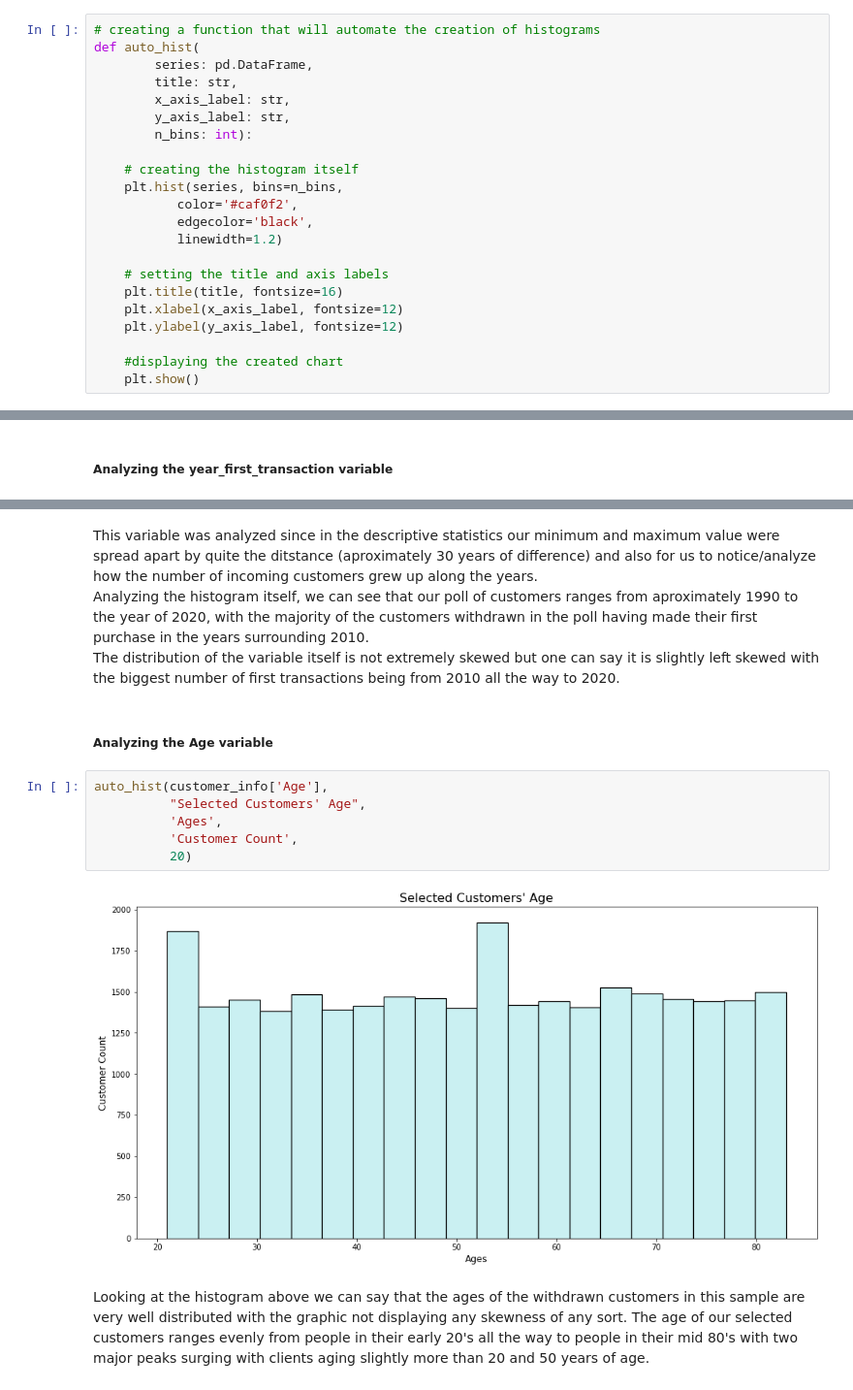
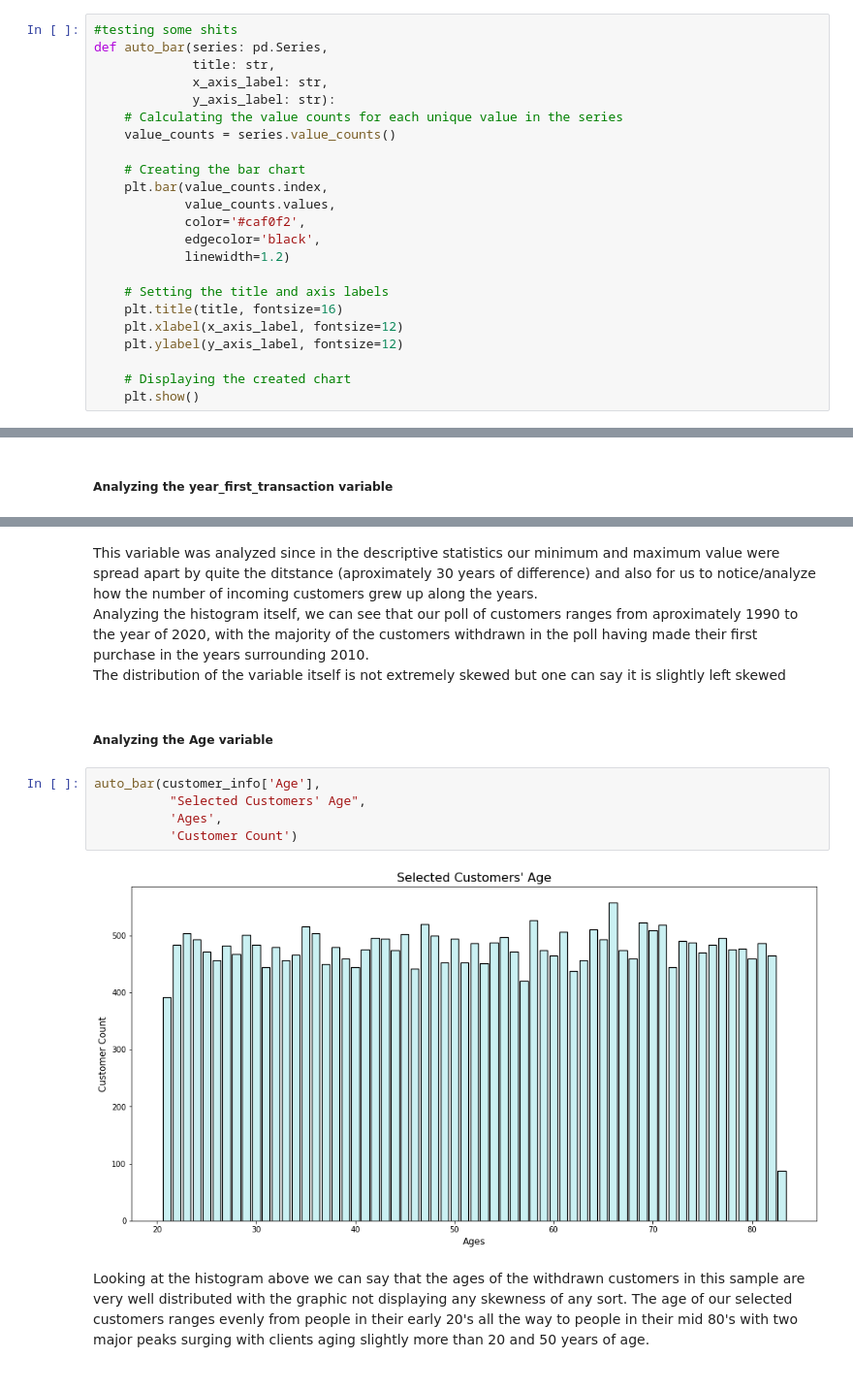
Before and after one commit to MarceloJ18/KeizerKrukis, a Jupyter notebook: proj_code_nb.ipynb, the cells around one changed output, grey strips where cells are left out. Shown at 97% size. Saved outputs shown, nothing was run; the diff lists cells and outputs as text.

```diff
--- a/proj_code_nb.ipynb
+++ b/proj_code_nb.ipynb
@@ -260,24 +260,25 @@ The variables that will be analyzed in this section are:
 - number_complaints;
 - distinct_stores_visited;
 # %%
-# creating a function that will automate the creation of histograms
-def auto_hist(
-        series: pd.DataFrame,
-        title: str,
-        x_axis_label: str,
-        y_axis_label: str,
-        n_bins: int):
+#testing some shits
+def auto_bar(series: pd.Series,
+             title: str,
+             x_axis_label: str,
+             y_axis_label: str):
+    # Calculating the value counts for each unique value in the series
+    value_counts = series.value_counts()
 
-    # creating the histogram itself
-    plt.hist(series, bins=n_bins,
-           color='#caf0f2',
-           edgecolor='black',
-           linewidth=1.2)
+    # Creating the bar chart
+    plt.bar(value_counts.index,
+            value_counts.values,
+            color='#caf0f2',
+            edgecolor='black',
+            linewidth=1.2)
 
-    # setting the title and axis labels
+    # Setting the title and axis labels
     plt.title(title, fontsize=16)
     plt.xlabel(x_axis_label, fontsize=12)
     plt.ylabel(y_axis_label, fontsize=12)
 
-    #displaying the created chart
+    # Displaying the created chart
     plt.show()
@@ -294,17 +301,16 @@ auto_hist(customer_info['year_first_transaction'],
 # %% [markdown]
 This variable was analyzed since in the descriptive statistics our minimum and maximum value were spread apart by quite the ditstance (aproximately 30 years of difference) and also for us to notice/analyze how the number of incoming customers grew up along the years. <br>
 Analyzing the histogram itself, we can see that our poll of customers ranges from aproximately 1990 to the year of 2020, with the majority of the customers withdrawn in the poll having made their first purchase in the years surrounding 2010.<br>
-The distribution of the variable itself is not extremely skewed but one can say it is slightly left skewed with the biggest number of first transactions being from 2010 all the way to 2020.
+The distribution of the variable itself is not extremely skewed but one can say it is slightly left skewed
 # %% [markdown]
 ##### Analyzing the Age variable
 # %%
-auto_hist(customer_info['Age'],
+auto_bar(customer_info['Age'],
           "Selected Customers' Age",
           'Ages',
-          'Customer Count',
-          20)
+          'Customer Count')
 # %% [output]
-[figure, old version]
+[figure, new version]
 # %% [markdown]
 Looking at the histogram above we can say that the ages of the withdrawn customers in this sample are very well distributed with the graphic not displaying any skewness of any sort. The age of our selected customers ranges evenly from people in their early 20's all the way to people in their mid 80's with two major peaks surging with clients aging slightly more than 20 and 50 years of age.
 # %% [markdown]
```
Also changed, not shown: parts of 22 cells of this notebook.
